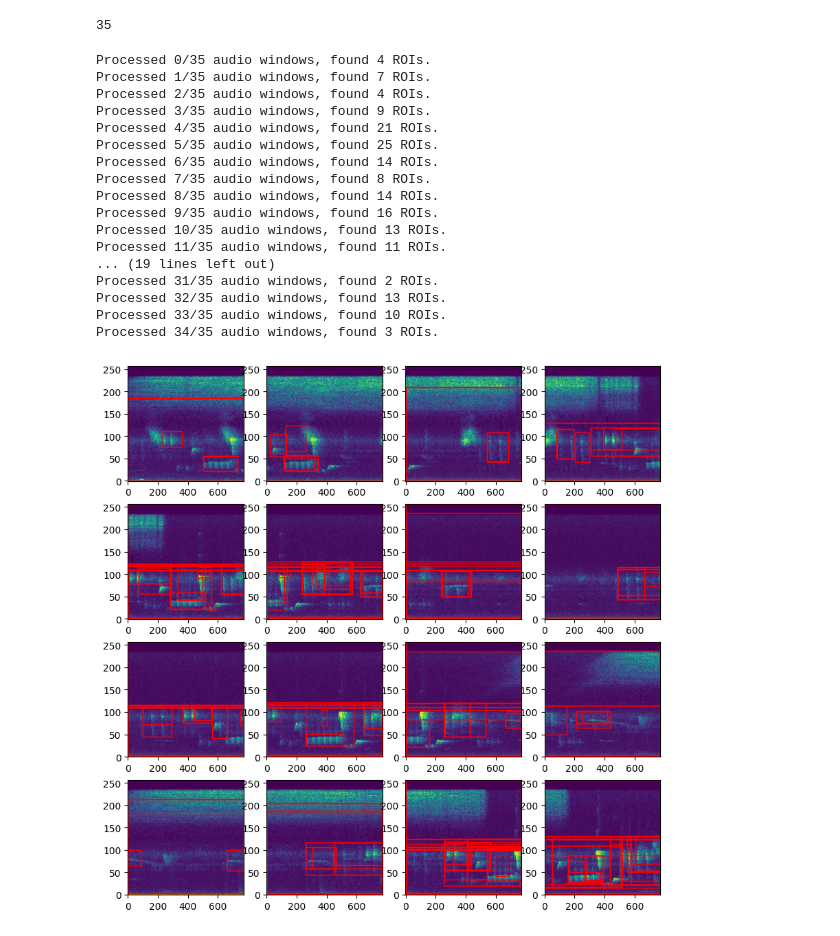
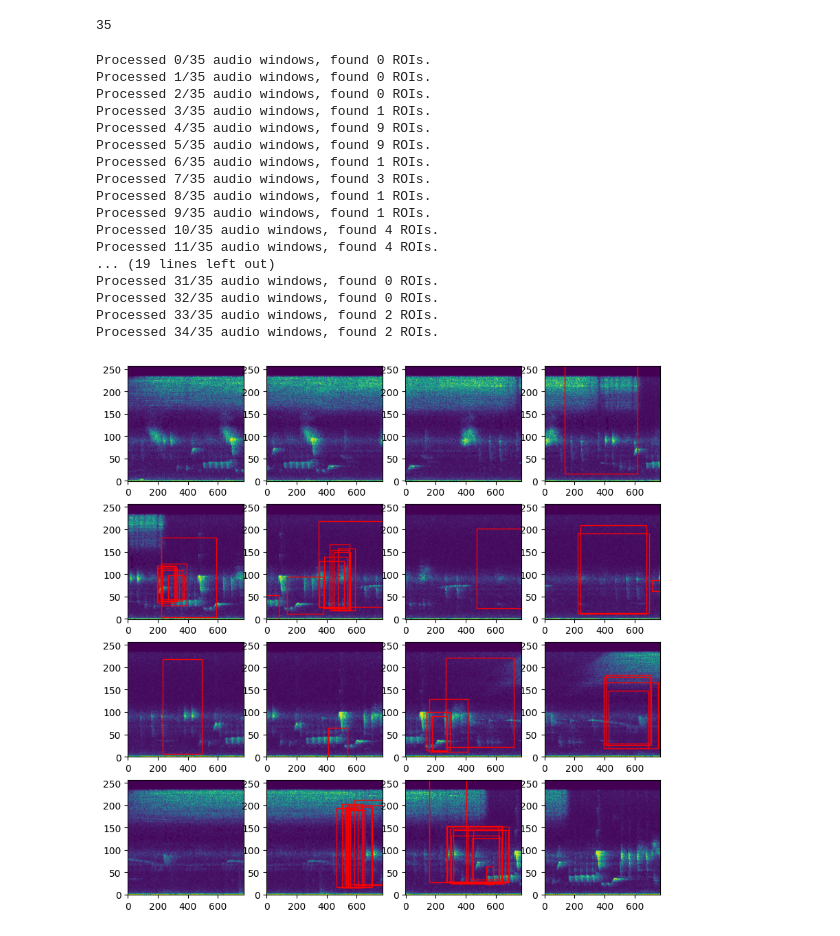
Before and after one commit to fangjunzhou/RCNN-Audio-Detection, a Jupyter notebook: audio-detection.ipynb, the cells around one changed output. Saved outputs shown, nothing was run; the diff lists cells and outputs as text; code cells hidden in the pictures.

Commit message:
Update: audio-detection

```diff
--- a/audio-detection.ipynb
+++ b/audio-detection.ipynb
@@ -145,8 +145,10 @@ class BoundingBoxClassifier(nn.Module):
         self.fc2 = nn.Linear(64, 32)
         # Hidden layer for metadata (3 -> 3)
         self.fc3 = nn.Linear(3, 3)
-        # Output layer (32 + 3 -> 1)
-        self.out = nn.Linear(32 + 3, 1)
+        # Output layer (32 + 3 -> 1) for classification
+        self.outClassification = nn.Linear(32 + 3, 1)
+        # Output layer (32 + 3 -> 4) for offset prediction
+        self.outOffset = nn.Linear(32 + 3, 4)
 
     def forward(self, x):
         # Split the x into spectrogram image and bounding box metadata
@@ -188,9 +190,10 @@ class BoundingBoxClassifier(nn.Module):
         x = torch.cat((x, metadata), 1)
 
         # Output layer
-        x = self.out(x)
-        x = torch.sigmoid(x)
-        return x
+        predictedClass = self.outClassification(x)
+        predictedClass = torch.sigmoid(predictedClass)
+        predictedOffset = self.outOffset(x)
+        return predictedClass, predictedOffset
 # %%
 # Set the model path here
 MODEL_PATH = "data\model.pt"
@@ -217,9 +220,10 @@ class RegionProposal:
     """
     The region proposal for a given audio window.
     """
-    def __init__(self, audioWindow: SpectrumWindow, rects: list):
+    def __init__(self, audioWindow: SpectrumWindow, rects: list, suggestedOffset: list):
         self.audioWindow = audioWindow
         self.rects = rects
+        self.suggestedOffset = suggestedOffset
 # %%
 # Selective search
 selectiveSearcher = SelectiveSearcher()
@@ -229,6 +233,7 @@ proposals: list[RegionProposal] = []
 for i, audioWindow in enumerate(audioWindows):
     proposal = RegionProposal(
         audioWindow,
+        list(),
         list()
     )
     rects = selectiveSearcher.Search(audioWindow.spectrogramSlice, audioWindow)
@@ -262,46 +267,52 @@ for i, audioWindow in enumerate(audioWindows):
         inputs = torch.cat((spectrogramSlice, metaData), 1)
 
         # Predict
-        predicted = model(inputs)
-        predicted = torch.round(predicted)[0][0]
+        predictedClass, predictedOffset = model(inputs)
+        predicted = torch.round(predictedClass)[0][0]
         # Add the rectangle to the proposal if it is a valid one
         if predicted > 0.5:
             proposal.rects.append((x, y, w, h))
+            proposal.suggestedOffset.append(predictedOffset[0])
 
     print("Processed {}/{} audio windows, found {} ROIs.".format(
         i, len(audioWindows), len(proposal.rects)
     ))
     proposals.append(proposal)
 # %% [output]
-Processed 0/35 audio windows, found 4 ROIs.
-Processed 1/35 audio windows, found 7 ROIs.
-Processed 2/35 audio windows, found 4 ROIs.
-Processed 3/35 audio windows, found 9 ROIs.
-Processed 4/35 audio windows, found 21 ROIs.
-Processed 5/35 audio windows, found 25 ROIs.
-Processed 6/35 audio windows, found 14 ROIs.
-Processed 7/35 audio windows, found 8 ROIs.
-Processed 8/35 audio windows, found 14 ROIs.
-Processed 9/35 audio windows, found 16 ROIs.
-Processed 10/35 audio windows, found 13 ROIs.
-Processed 11/35 audio windows, found 11 ROIs.
+Processed 0/35 audio windows, found 0 ROIs.
+Processed 1/35 audio windows, found 0 ROIs.
+Processed 2/35 audio windows, found 0 ROIs.
+Processed 3/35 audio windows, found 1 ROIs.
+Processed 4/35 audio windows, found 9 ROIs.
+Processed 5/35 audio windows, found 9 ROIs.
+Processed 6/35 audio windows, found 1 ROIs.
+Processed 7/35 audio windows, found 3 ROIs.
+Processed 8/35 audio windows, found 1 ROIs.
+Processed 9/35 audio windows, found 1 ROIs.
+Processed 10/35 audio windows, found 4 ROIs.
+Processed 11/35 audio windows, found 4 ROIs.
 ... (19 lines left out)
-Processed 31/35 audio windows, found 2 ROIs.
-Processed 32/35 audio windows, found 13 ROIs.
-Processed 33/35 audio windows, found 10 ROIs.
-Processed 34/35 audio windows, found 3 ROIs.
+Processed 31/35 audio windows, found 0 ROIs.
+Processed 32/35 audio windows, found 0 ROIs.
+Processed 33/35 audio windows, found 2 ROIs.
+Processed 34/35 audio windows, found 2 ROIs.
 # %%
 # Draw the proposals
 OFFSET = 0
 fig, ax = plt.subplots(4, 4, figsize=(10, 10))
 for i in range(16):
     proposal = proposals[i  + OFFSET]
     ax[i//4, i%4].imshow(proposal.audioWindow.spectrogramSlice, origin="lower", aspect="auto")
     # Traverse all rectangles
-    for x, y, w, h in proposal.rects:
+    for j, (x, y, w, h) in enumerate(proposal.rects):
+        suggestedOffset = proposal.suggestedOffset[j].detach().numpy()
+        x += suggestedOffset[0]
+        y += suggestedOffset[1]
+        w += suggestedOffset[2]
+        h += suggestedOffset[3]
         # Draw the rectangle
         rect = Rectangle((x, y), w, h, linewidth=1, edgecolor="r", facecolor="none")
         ax[i//4, i%4].add_patch(rect)
 plt.show()
 # %% [output]
-[figure, old version]
+[figure, new version]
```
Also changed, not shown: 2 other files.
